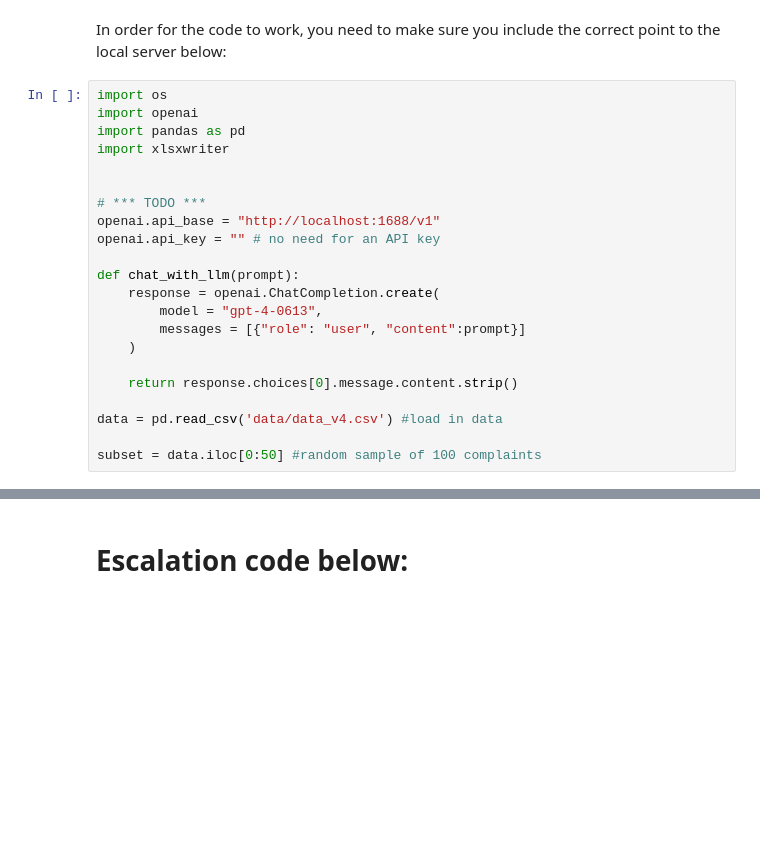
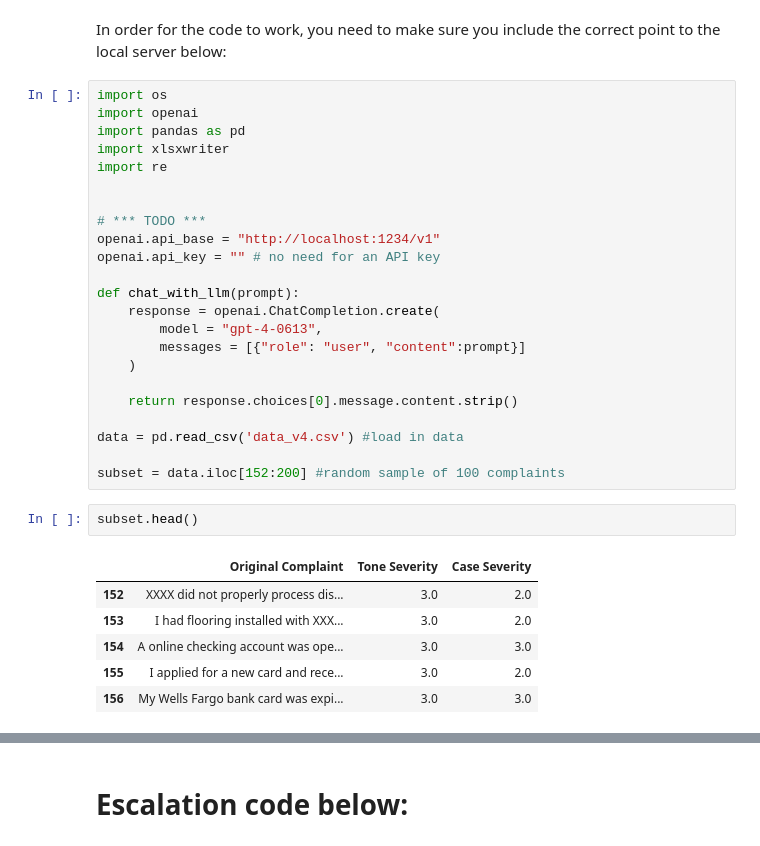
Before and after one commit to emiilyylee/WFTextGen, a Jupyter notebook: gen_lms (1).ipynb, the cells around one changed output, grey strips where cells are left out. Drawn from its saved outputs; the diff is of its cells as text; blank space fills up the shorter version.

```diff
--- a/gen_lms (1).ipynb
+++ b/gen_lms (1).ipynb
@@ -10,10 +10,11 @@ import os
 import openai
 import pandas as pd
 import xlsxwriter
+import re
 
 
 # *** TODO ***
-openai.api_base = "http://localhost:1688/v1"
+openai.api_base = "http://localhost:1234/v1"
 openai.api_key = "" # no need for an API key
 
 def chat_with_llm(prompt):
@@ -24,9 +25,18 @@ def chat_with_llm(prompt):
 
     return response.choices[0].message.content.strip()
 
-data = pd.read_csv('data/data_v4.csv') #load in data
+data = pd.read_csv('data_v4.csv') #load in data
 
-subset = data.iloc[0:50] #random sample of 100 complaints
+subset = data.iloc[152:200] #random sample of 100 complaints
+# %%
+subset.head()
+# %% [output]
+|  | Original Complaint | Tone Severity | Case Severity |
+| 152 | XXXX did not properly process dis... | 3.0 | 2.0 |
+| 153 | I had flooring installed with XXX... | 3.0 | 2.0 |
+| 154 | A online checking account was ope... | 3.0 | 3.0 |
+| 155 | I applied for a new card and rece... | 3.0 | 2.0 |
+| 156 | My Wells Fargo bank card was expi... | 3.0 | 3.0 |
 # %%
 
 role_textgen = """You are a customer of a large commercial bank such as Wells Fargo, J.P. Morgan Chase, Bank of America, or Citibank. You have had bad experiences and will
```
Also changed, not shown: parts of 22 cells of this notebook.
